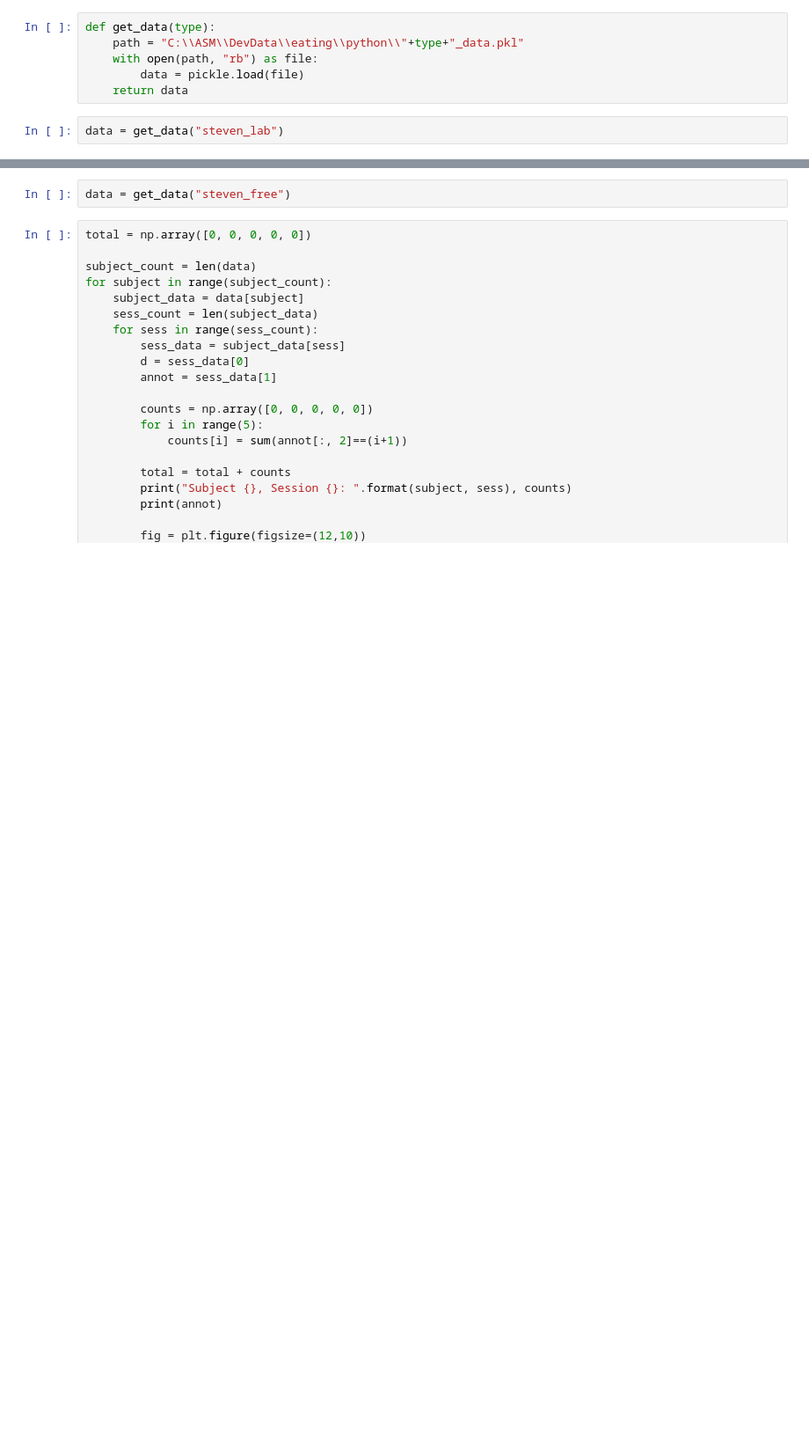
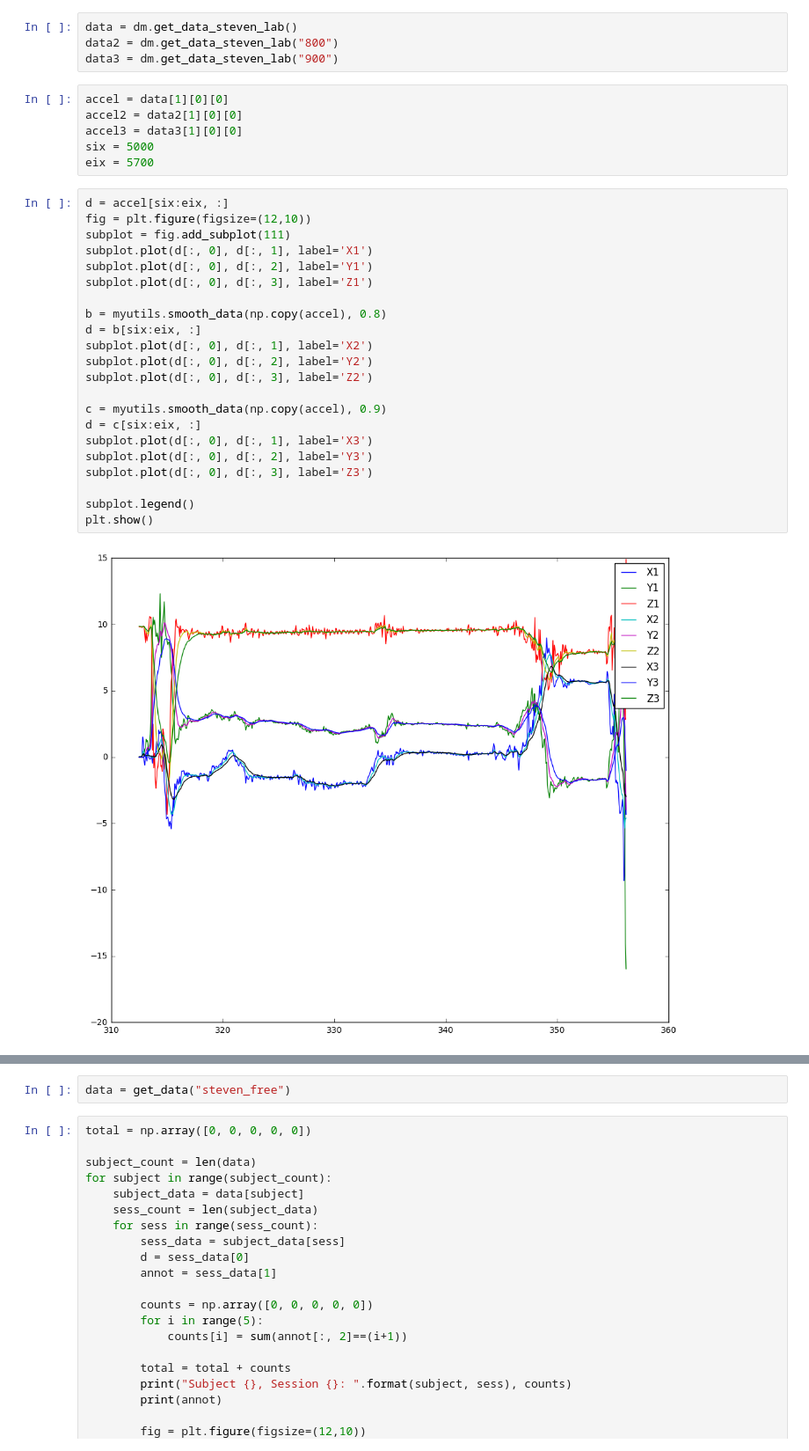
Before and after one commit to abumondol/Developments, a Jupyter notebook: Jupyter/Eating/explore_data.ipynb, the cells around one changed output, grey strips where cells are left out. Shown: that part at 88% size. Cells and saved outputs as stored; diff of their text form; blank space fills up the shorter version.

```diff
--- a/Jupyter/Eating/explore_data.ipynb
+++ b/Jupyter/Eating/explore_data.ipynb
@@ -5,9 +9,35 @@ import matplotlib.pyplot as plt
 %matplotlib inline
-# %%
-def get_data(type):
-    path = "C:\\ASM\\DevData\\eating\\python\\"+type+"_data.pkl"
-    with open(path, "rb") as file:
-        data = pickle.load(file)
-    return data
-# %%
-data = get_data("steven_lab")
+# %%
+data = dm.get_data_steven_lab()
+data2 = dm.get_data_steven_lab("800")
+data3 = dm.get_data_steven_lab("900")
+# %%
+accel = data[1][0][0]
+accel2 = data2[1][0][0]
+accel3 = data3[1][0][0]
+six = 5000
+eix = 5700
+# %%
+d = accel[six:eix, :]
+fig = plt.figure(figsize=(12,10))
+subplot = fig.add_subplot(111)
+subplot.plot(d[:, 0], d[:, 1], label='X1')
+subplot.plot(d[:, 0], d[:, 2], label='Y1')
+subplot.plot(d[:, 0], d[:, 3], label='Z1')
+
+b = myutils.smooth_data(np.copy(accel), 0.8)
+d = b[six:eix, :]
+subplot.plot(d[:, 0], d[:, 1], label='X2')
+subplot.plot(d[:, 0], d[:, 2], label='Y2')
+subplot.plot(d[:, 0], d[:, 3], label='Z2')
+
+c = myutils.smooth_data(np.copy(accel), 0.9)
+d = c[six:eix, :]
+subplot.plot(d[:, 0], d[:, 1], label='X3')
+subplot.plot(d[:, 0], d[:, 2], label='Y3')
+subplot.plot(d[:, 0], d[:, 3], label='Z3')
+
+subplot.legend()
+plt.show()
+# %% [output]
+[figure, added]
```
Also changed, not shown: parts of 4 cells of this notebook, 15 other files.
